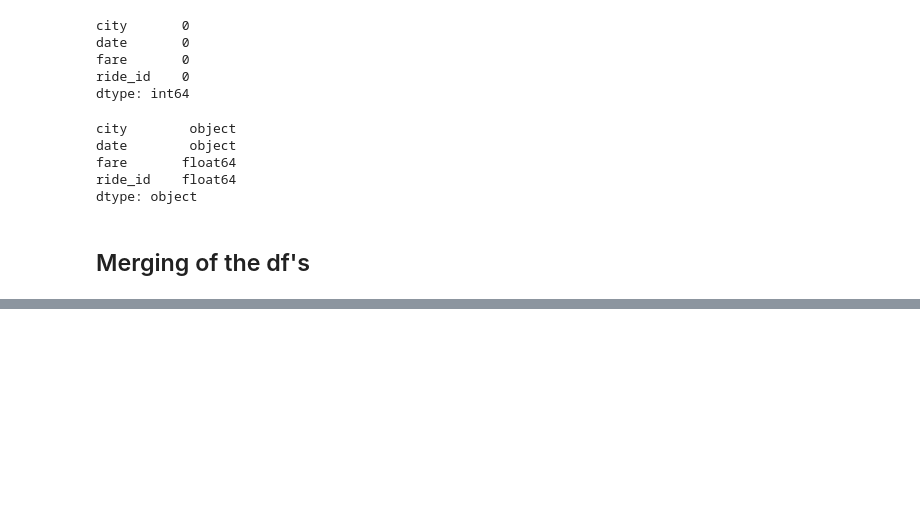
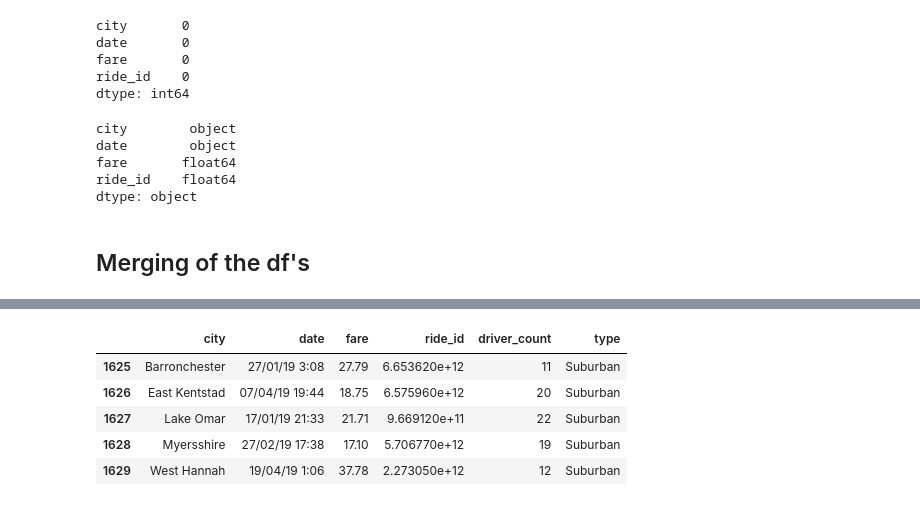
Before and after one commit to AlbertoQSal/PyBer_Analysis, a Jupyter notebook: PyBer.ipynb, the cells around one changed output, grey strips where cells are left out. Cells and saved outputs as stored; diff of their text form; code cells hidden in the pictures; blank space fills up the shorter version.

```diff
--- a/PyBer.ipynb
+++ b/PyBer.ipynb
@@ -129,0 +136,11 @@ pyber_data_df.head()
+# %%
+# Subrban cities dataframes
+suburban_cities_df = pyber_data_df[pyber_data_df["type"] == "Suburban"]
+suburban_cities_df.head()
+# %% [output]
+|  | city | date | fare | ride_id | driver_count | type |
+| 1625 | Barronchester | 27/01/19 3:08 | 27.79 | 6.653620e+12 | 11 | Suburban |
+| 1626 | East Kentstad | 07/04/19 19:44 | 18.75 | 6.575960e+12 | 20 | Suburban |
+| 1627 | Lake Omar | 17/01/19 21:33 | 21.71 | 9.669120e+11 | 22 | Suburban |
+| 1628 | Myersshire | 27/02/19 17:38 | 17.10 | 5.706770e+12 | 19 | Suburban |
+| 1629 | West Hannah | 19/04/19 1:06 | 37.78 | 2.273050e+12 | 12 | Suburban |
```
Also changed, not shown: parts of 19 cells of this notebook, 8 other files.
